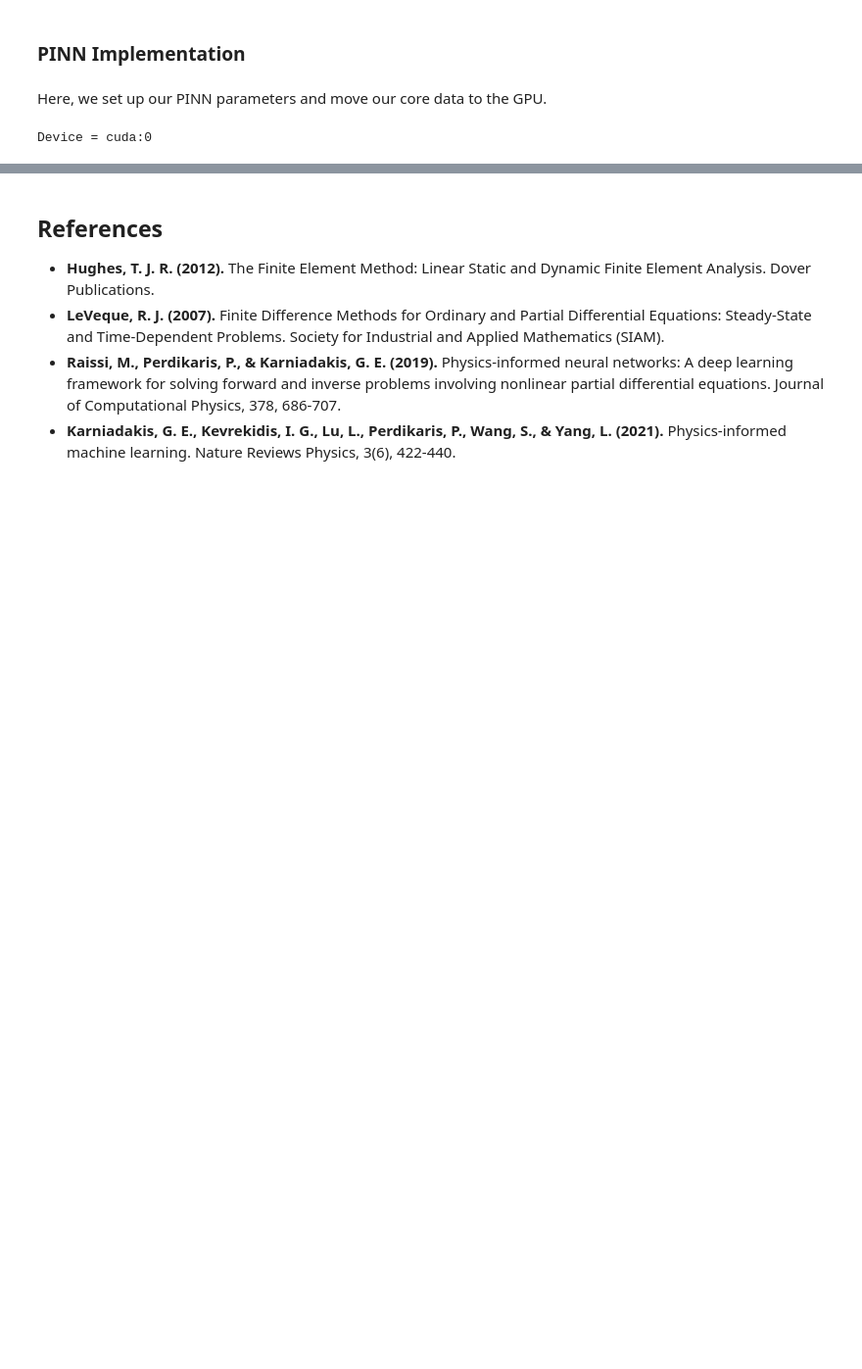
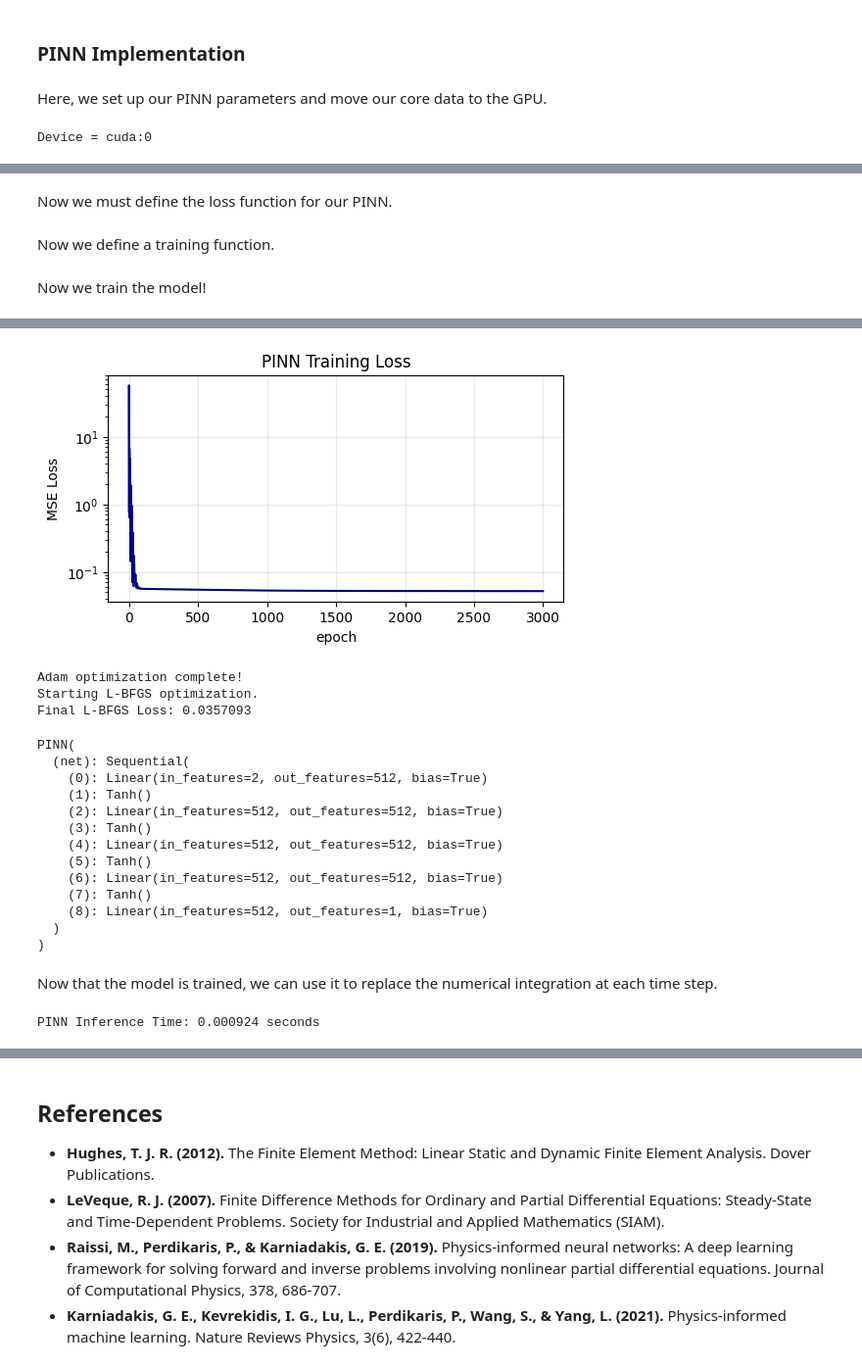
Before and after one commit to anthonymarinov/wave-equation-pinn, a Jupyter notebook: main.ipynb, the cells around one changed output, grey strips where cells are left out. Shown at 98% size. Cells and saved outputs as stored; diff of their text form; code cells hidden in the pictures; blank space fills up the shorter version.

Commit message:
add PINN, fourier PINN, and abstract/intro/conclusion

```diff
--- a/main.ipynb
+++ b/main.ipynb
@@ -364,0 +383,2 @@ class WaveEquationDataset(object):
+# %% [markdown]
+Now we must define the loss function for our PINN.
@@ -364,0 +465,2 @@ class WaveEquationDataset(object):
+# %% [markdown]
+Now we define a training function.
@@ -364,0 +557,7 @@ class WaveEquationDataset(object):
+# %% [markdown]
+Now we train the model!
+# %%
+pinnset = WaveEquationDataset(n_col=5000, n_ic=3000, n_bc=3000)
+model = PINN(num_hidden_layers=4, hidden_dim=512)
+train_pinn(model, pinnset, lr=5e-4, epochs=3000)
+# %% [output]
@@ -364,0 +579,51 @@ class WaveEquationDataset(object):
+[figure, added]
+Adam optimization complete!
+Starting L-BFGS optimization.
+Final L-BFGS Loss: 0.0357093
+PINN(
+  (net): Sequential(
+    (0): Linear(in_features=2, out_features=512, bias=True)
+    (1): Tanh()
+    (2): Linear(in_features=512, out_features=512, bias=True)
+    (3): Tanh()
+    (4): Linear(in_features=512, out_features=512, bias=True)
+    (5): Tanh()
+    (6): Linear(in_features=512, out_features=512, bias=True)
+    (7): Tanh()
+    (8): Linear(in_features=512, out_features=1, bias=True)
+  )
+)
+# %% [markdown]
+Now that the model is trained, we can use it to replace the numerical integration at each time step.
+# %%
+model.eval()
+
+t_eval = torch.tensor(TIME, dtype=torch.float32).view(-1, 1).to(DEVICE)
+
+# sensor is fixed at the right boundary (x = LENGTH)
+x_eval = (LENGTH * torch.ones_like(t_eval)).to(DEVICE)
+
+# form input to model
+X_eval = torch.cat((x_eval, t_eval), dim=1)
+
+# run inference
+start = time.perf_counter()
+with torch.no_grad():
+    sensor_data_tensor = model(X_eval)
+end = time.perf_counter()
+print(f"PINN Inference Time: {end - start:.6f} seconds")
+
+sensor_data = sensor_data_tensor.cpu().numpy().flatten()
+
+# --- signal processing ---
+# compute real fft of sensor time history
+fft_result = np.fft.rfft(sensor_data)
+fft_mag = np.abs(fft_result)
+
+# frequency bins
+freqs = np.fft.rfftfreq(NUM_TIME_STEPS, d=TIME_STEP_SIZE)
+
+# get peaks ignoring DC offset
+max_freq_idx = np.searchsorted(freqs, 200)
+# %% [output]
+PINN Inference Time: 0.000924 seconds
```
Also changed, not shown: parts of 24 cells of this notebook.
